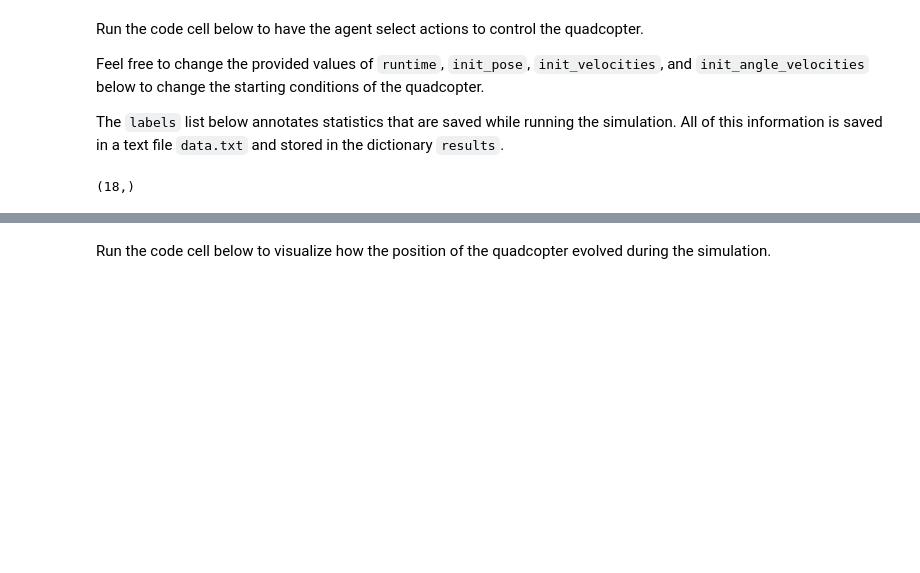
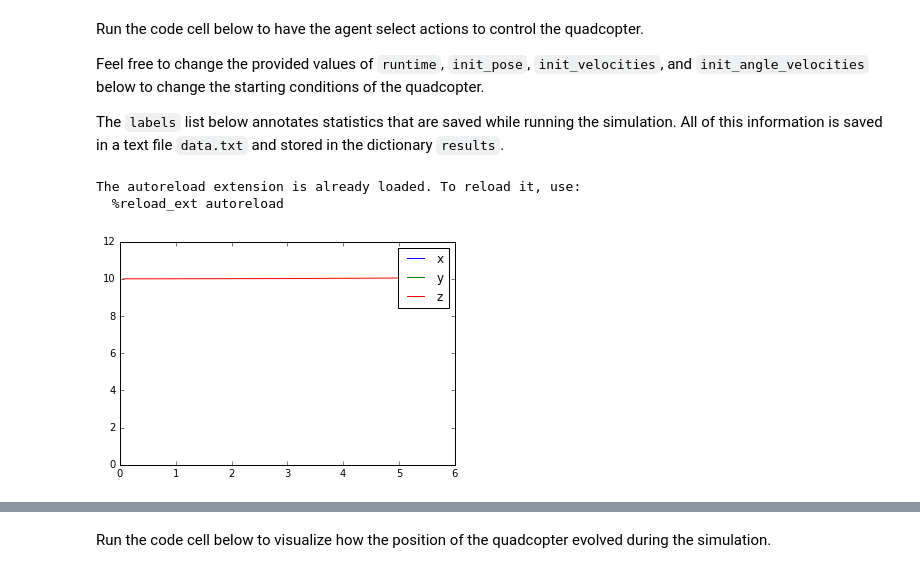
Before and after one commit to ChrisProgramming2018/Udacity, a Jupyter notebook: Quadcop/Quadcopter_Project.ipynb, the cells around one changed output, grey strips where cells are left out. Drawn from its saved outputs; the diff is of its cells as text; code cells hidden in the pictures; blank space fills up the shorter version.

```diff
--- a/Quadcop/Quadcopter_Project.ipynb
+++ b/Quadcop/Quadcopter_Project.ipynb
@@ -52,32 +69,40 @@ import csv
 import numpy as np
 from task import Task
 
 # Modify the values below to give the quadcopter a different starting position.
 runtime = 5.                                     # time limit of the episode
 init_pose = np.array([0., 0., 10., 0., 0., 0.])  # initial pose
 init_velocities = np.array([0., 0., 0.])         # initial velocities
 init_angle_velocities = np.array([0., 0., 0.])   # initial angle velocities
 file_output = 'data.txt'                         # file name for saved results
 
 # Setup
 task = Task(init_pose, init_velocities, init_angle_velocities, runtime)
 agent = Basic_Agent(task)
 done = False
 labels = ['time', 'x', 'y', 'z', 'phi', 'theta', 'psi', 'x_velocity',
           'y_velocity', 'z_velocity', 'phi_velocity', 'theta_velocity',
           'psi_velocity', 'rotor_speed1', 'rotor_speed2', 'rotor_speed3', 'rotor_speed4']
 results = {x : [] for x in labels}
-
+noise = OUNoise(4,404,0.5,0.9)
 # Run the simulation, and save the results.
 with open(file_output, 'w') as csvfile:
     writer = csv.writer(csvfile)
     writer.writerow(labels)
+    x = 404
+
     while True:
-        rotor_speeds = agent.act()
+        #rotor_speeds = noise.sample()
+        rotor_speeds = np.array([ x,  x,  x,  x])
         _, _, done = task.step(rotor_speeds)
         to_write = [task.sim.time] + list(task.sim.pose) + list(task.sim.v) + list(task.sim.angular_v) + list(rotor_speeds)
         for ii in range(len(labels)):
             results[labels[ii]].append(to_write[ii])
         writer.writerow(to_write)
         if done:
             break
+plot_movement(results)
+# %% [output]
+The autoreload extension is already loaded. To reload it, use:
+  %reload_ext autoreload
+[figure, added]
@@ -88,4 +108,0 @@ next_state , reward , done = task.step(rotor_speed)
-# %%
-next_state.shape
-# %% [output]
-(18,)
```
Also changed, not shown: parts of 60 cells of this notebook.
